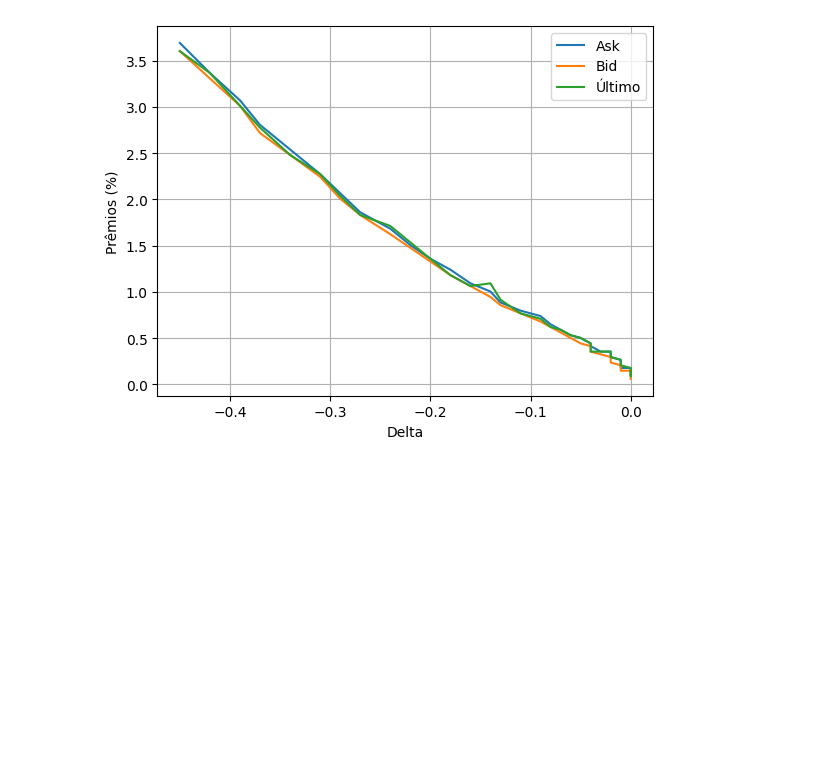
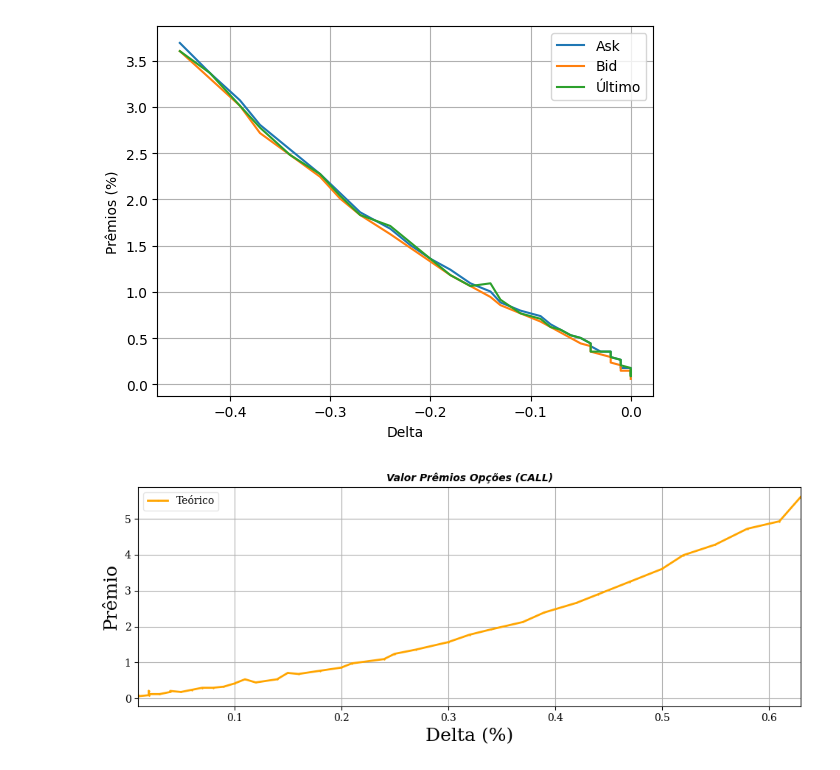
Before and after one commit to facklen/python_para_investimentos, a Jupyter notebook: Avaliação_Opções.ipynb, the cells around one changed output. Saved outputs shown, nothing was run; the diff lists cells and outputs as text; code cells hidden in the pictures; blank space fills up the shorter version.

```diff
--- a/Avaliação_Opções.ipynb
+++ b/Avaliação_Opções.ipynb
@@ -83,3 +93,27 @@ plt.ylabel('Prêmios (%)')
 plt.show()
 # %% [output]
 [figure]
+# %%
+# A mesma análise para as Calls
+CALLs_OTM = Opções[(Opções['Intrínseco']<=0.5)]
+# %%
+# A mesma análise para as Calls
+#Visualizar o gráfico
+#plt.style.use('seaborn')
+#plt.style.use('ggplot')
+plt.rcParams['font.family'] = 'serif'
+plt.rcParams['font.serif'] = ['Times New Roman'] + plt.rcParams['font.serif']
+plt.figure(figsize=(10,4))
+plt.title('Valor Prêmios Opções (CALL)', fontsize=10, fontweight='bold', fontstyle='italic', fontfamily='sans-serif')
+plt.xlabel('Delta (%)',fontsize=18)
+plt.ylabel('Prêmio',fontsize=18)
+plt.tight_layout()
+plt.margins(x=0, y=0.05)
+#plt.plot(Opções['Delta'],Opções['Ask']*100/Ativo,  label='Vendedor', color='blue',linestyle='dashed', linewidth=2)
+#plt.plot(Opções['Delta'],Opções['Bid']*100/Ativo,  label='Comprador', color='red', linestyle='dashed', linewidth=2)
+plt.plot(CALLs_OTM['Delta'],CALLs_OTM['Último']*100/Ativo,  label='Teórico', color='orange', marker='+', linewidth=2, markersize=2)
+plt.legend(fontsize=10, frameon=True, framealpha=0.5, facecolor='white')
+plt.grid(True)
+plt.show()
+# %% [output]
+[figure, added]
```
Also changed, not shown: parts of 1 cell of this notebook.
